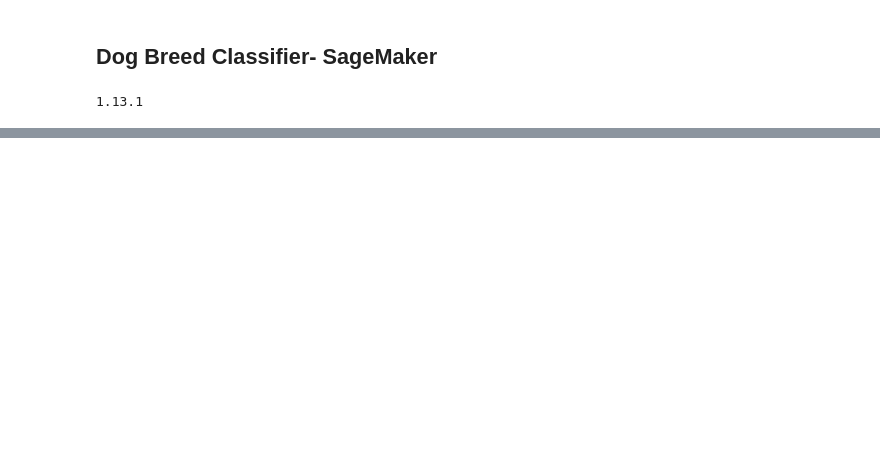
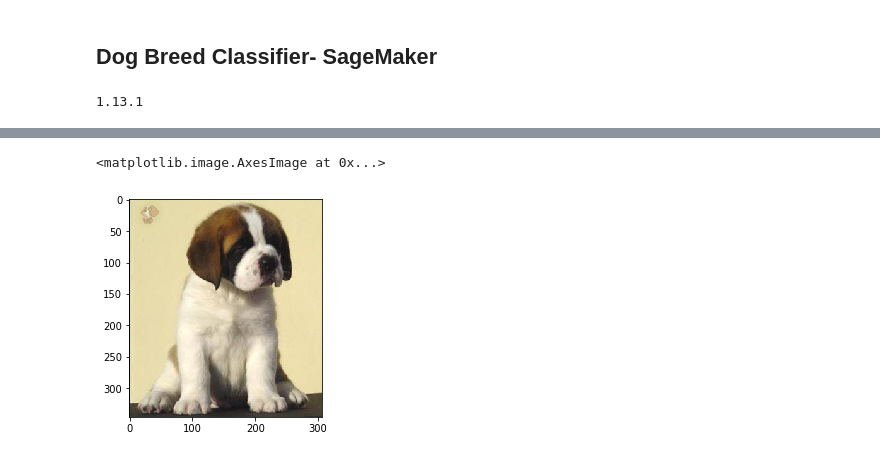
Before and after one commit to baldpanda/dog_breed_classifier, a Jupyter notebook: dog_breed_classifier_sagemaker.ipynb, the cells around one changed output, grey strips where cells are left out. Saved outputs shown, nothing was run; the diff lists cells and outputs as text; code cells hidden in the pictures; blank space fills up the shorter version.

Commit message:
read in image of st bernard ]from s3 and plot it

```diff
--- a/dog_breed_classifier_sagemaker.ipynb
+++ b/dog_breed_classifier_sagemaker.ipynb
@@ -40,0 +27,9 @@ FileNotFoundError: [Errno 2] No such file or directory: 'https://s3-eu-west-1.am
+# %%
+resource = boto3.resource('s3', region_name='eu-west-1')
+bucket = resource.Bucket('dog-breed-classifier')
+image_object = bucket.Object('data/example/b3beb6bab59975305146110d51fc7120.jpg')
+image = mpimg.imread(BytesIO(image_object.get()['Body'].read()), 'jp2')
+plt.imshow(image)
+# %% [output]
+<matplotlib.image.AxesImage at 0x...>
+[figure, added]
```
Also changed, not shown: parts of 6 cells of this notebook.
